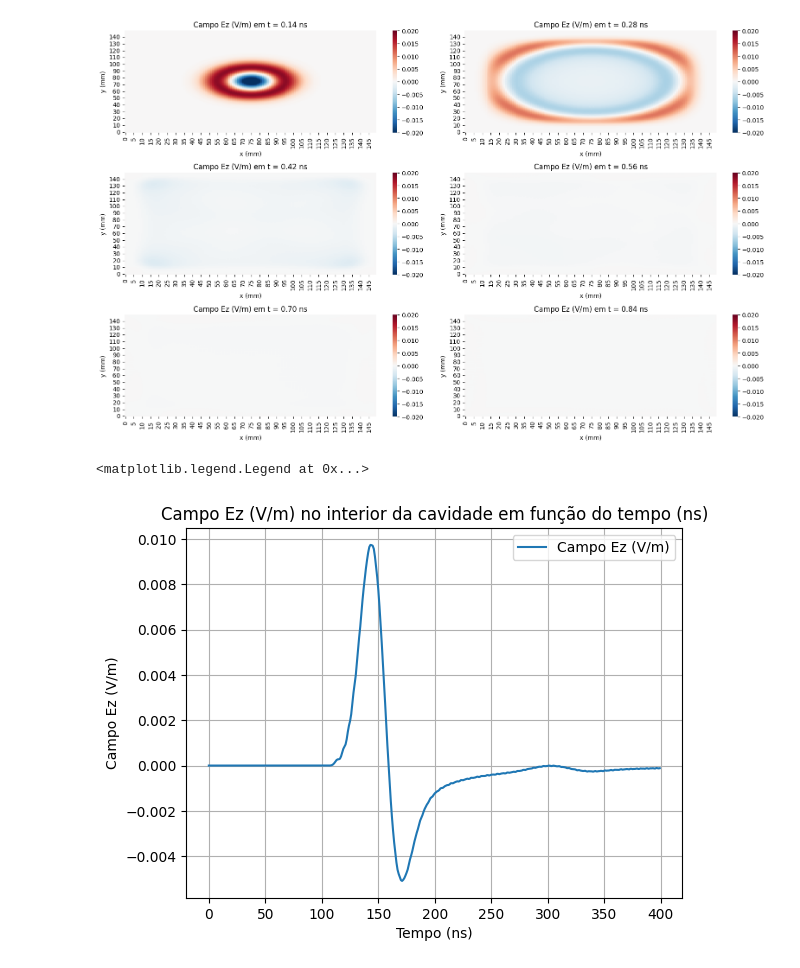
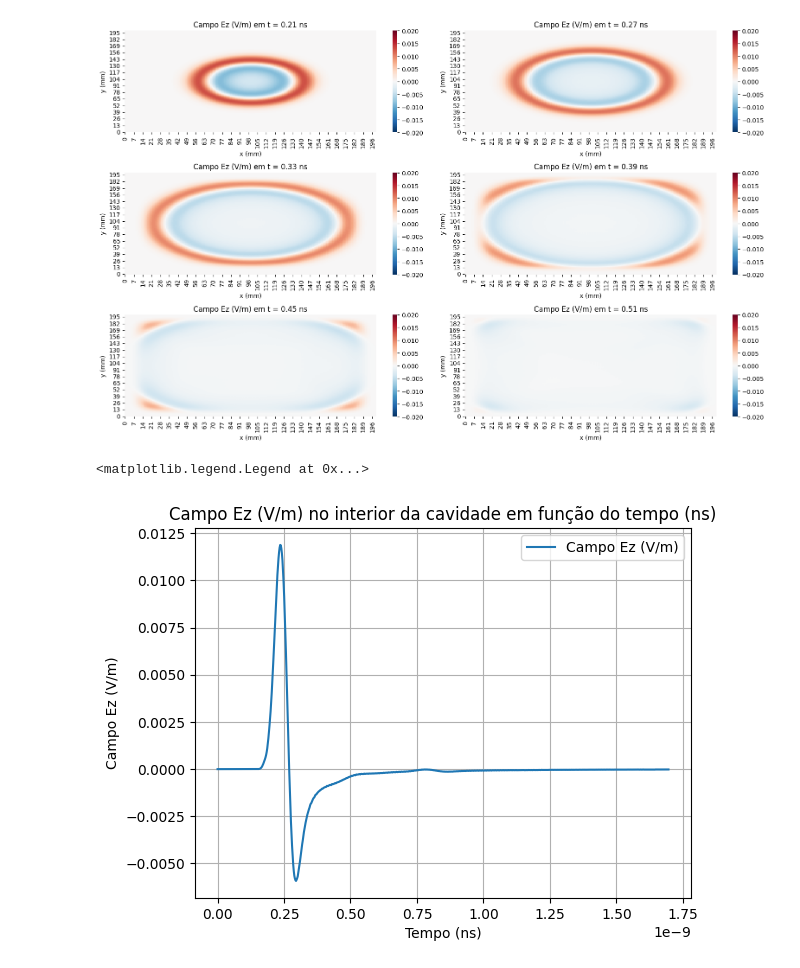
Before and after one commit to RaphaelLeivas/eletrocomp-2026-1, a Jupyter notebook: notebooks/lista5/9-2-cpml.ipynb, the cells around one changed output. Cells and saved outputs as stored; diff of their text form; code cells hidden in the pictures.

```diff
--- a/notebooks/lista5/9-2-cpml.ipynb
+++ b/notebooks/lista5/9-2-cpml.ipynb
@@ -20,10 +20,12 @@ mu = 4 * np.pi * 1e-7  # Vacuum permeability (H/m)
 vp = 1 / np.sqrt(eps * mu)
 
 # --- domínio ---
-Nx = Ny = 150
+Nx = Ny = 200
 dx = dy = 1e-3
 dt = 0.9 / (vp * np.sqrt(1/dx**2 + 1/dy**2))
-Nt = 400
+Nt = 800
+L = Nx * dx
+T = Nt * dt
 
 # --- PML ----
 npml = 30
@@ -37,6 +39,10 @@ sig_max = -(m + 1) * np.log(R_err) / (2 * eta * d_pml)
 Ez = np.zeros((Nx, Ny))
 Hx = np.zeros((Nx, Ny))
 Hy = np.zeros((Nx, Ny))
+
+grid_x_Ez = np.linspace(0, L, Nx + 1)
+grid_y_Ez = np.linspace(0, L, Ny + 1)
+grid_t_Ez = np.linspace(0, T, Nt + 1)
 
 # CPML
 psi_hxy = np.zeros((Nx, Ny - 1))
@@ -54,11 +60,11 @@ b_y = np.exp(-sig_y * dt / eps)
 c_y = b_y - 1.0
 
 # valores do tempo para salvar os snapshots e montar os heatmaps
-n_snapshots = np.linspace(Nt // 6, Nt - 5, 6, dtype=int)
+n_snapshots = np.linspace(100, 240, 6, dtype=int)
 Ez_snapshots = []
 
 # ponta de prova
-px, py = Nx // 2 + 50, Ny // 2 + 50
+px, py = Nx // 2 + 50, Ny // 2 + 0
 probe = []
 
 for n in range(Nt):
@@ -110,15 +116,15 @@ for i, ax in enumerate(axes.flat):
 plt.tight_layout()
 plt.show()
 # %% [output]
-[figure, old version]
+[figure, new version]
 # %%
 # plt.plot(grid_t_Ez[Nt//2:-2] * 1e9, probe[Nt//2:], label="Campo Ez (V/m)")
-plt.plot(probe[:], label="Campo Ez (V/m)")
+plt.plot(grid_t_Ez[:-1], probe[:], label="Campo Ez (V/m)")
 plt.title(fr"Campo Ez (V/m) no interior da cavidade em função do tempo (ns)")
 plt.xlabel("Tempo (ns)")
 plt.ylabel("Campo Ez (V/m)")
 plt.grid()
 plt.legend()
 # %% [output]
 <matplotlib.legend.Legend at 0x...>
-[figure, old version]
+[figure, new version]
```
Also changed, not shown: parts of 5 cells of this notebook, 6 other files.
